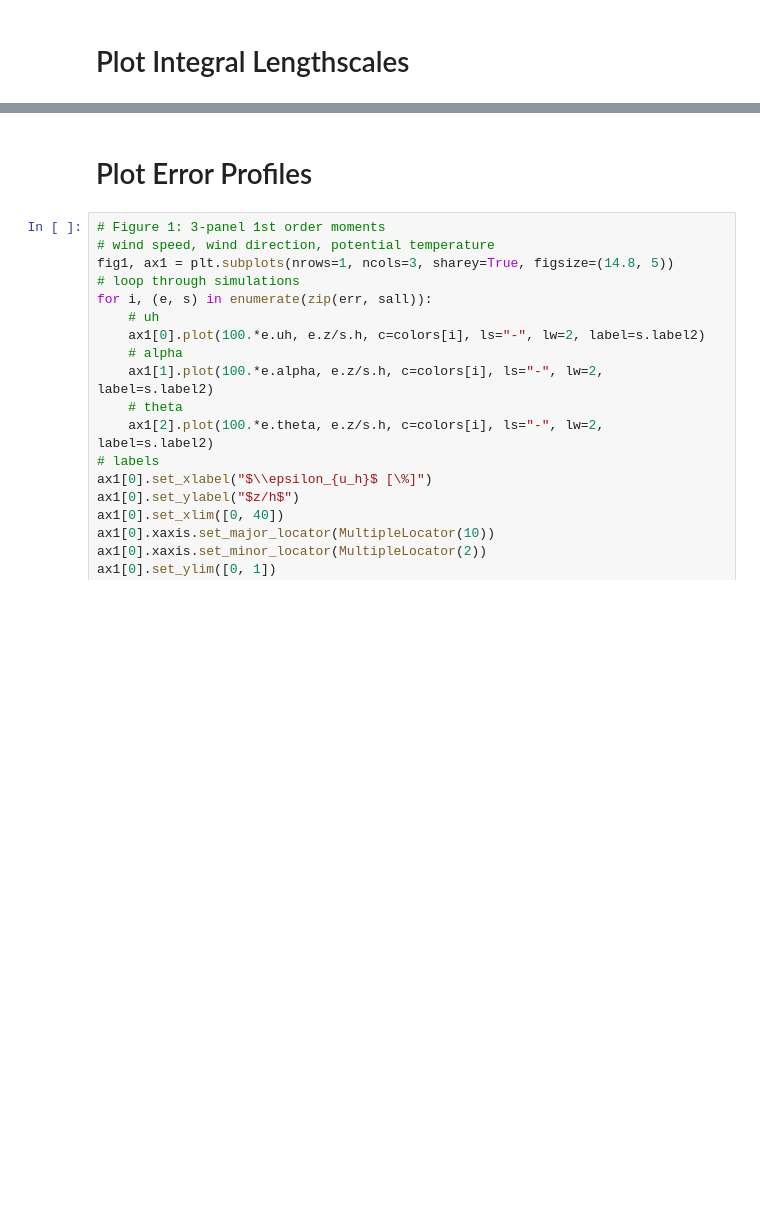
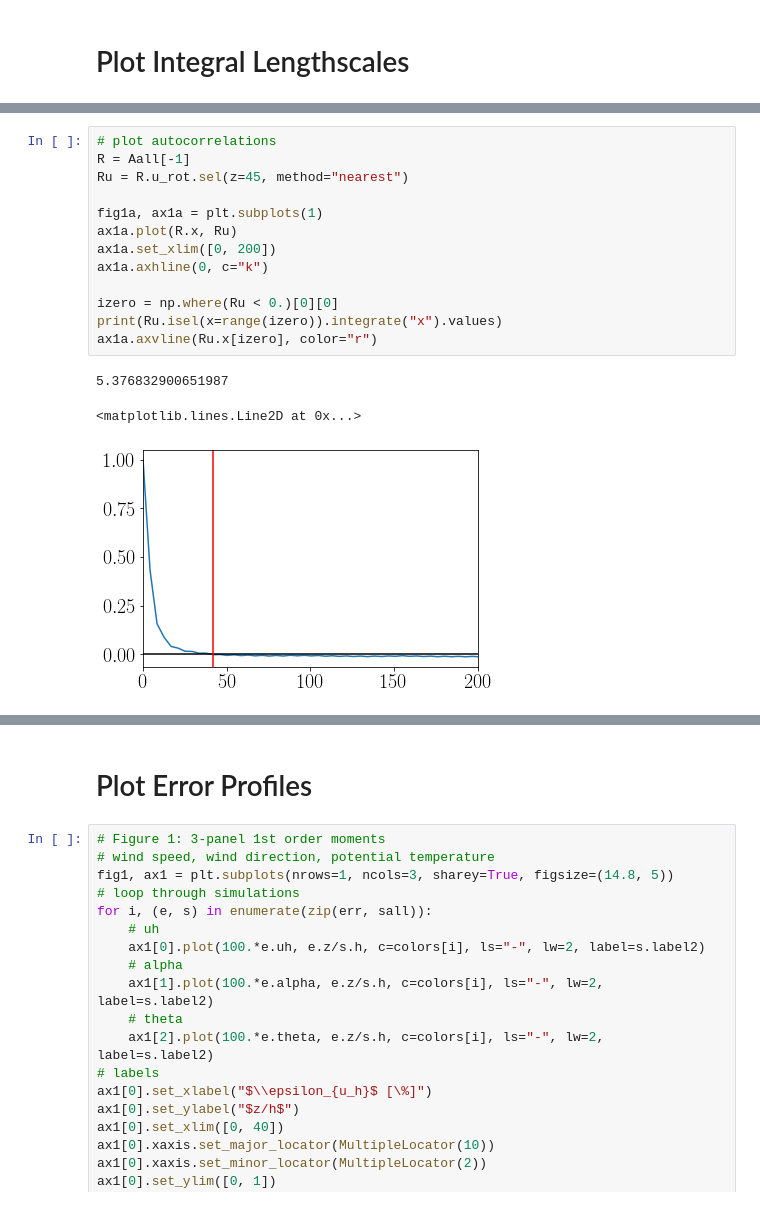
Before and after one commit to bgreene777/SBL_LES, a Jupyter notebook: ipynb/plot_RFMnc.ipynb, the cells around one changed output, grey strips where cells are left out. Saved outputs shown, nothing was run; the diff lists cells and outputs as text; blank space fills up the shorter version.

```diff
--- a/ipynb/plot_RFMnc.ipynb
+++ b/ipynb/plot_RFMnc.ipynb
@@ -116,3 +125,20 @@ Text(0.5, 0, '$\\mathcal{L}_{\\theta}$ [m]')
+# %%
+# plot autocorrelations
+R = Aall[-1]
+Ru = R.u_rot.sel(z=45, method="nearest")
+
+fig1a, ax1a = plt.subplots(1)
+ax1a.plot(R.x, Ru)
+ax1a.set_xlim([0, 200])
+ax1a.axhline(0, c="k")
+
+izero = np.where(Ru < 0.)[0][0]
+print(Ru.isel(x=range(izero)).integrate("x").values)
+ax1a.axvline(Ru.x[izero], color="r")
+# %% [output]
+5.376832900651987
+<matplotlib.lines.Line2D at 0x...>
+[figure, added]
 # %%
 # four panel: u, v, w, theta variances
 fig2, ax2 = plt.subplots(nrows=1, ncols=4, sharey=True, figsize=(14.8, 5))
```
Also changed, not shown: parts of 14 cells of this notebook.
